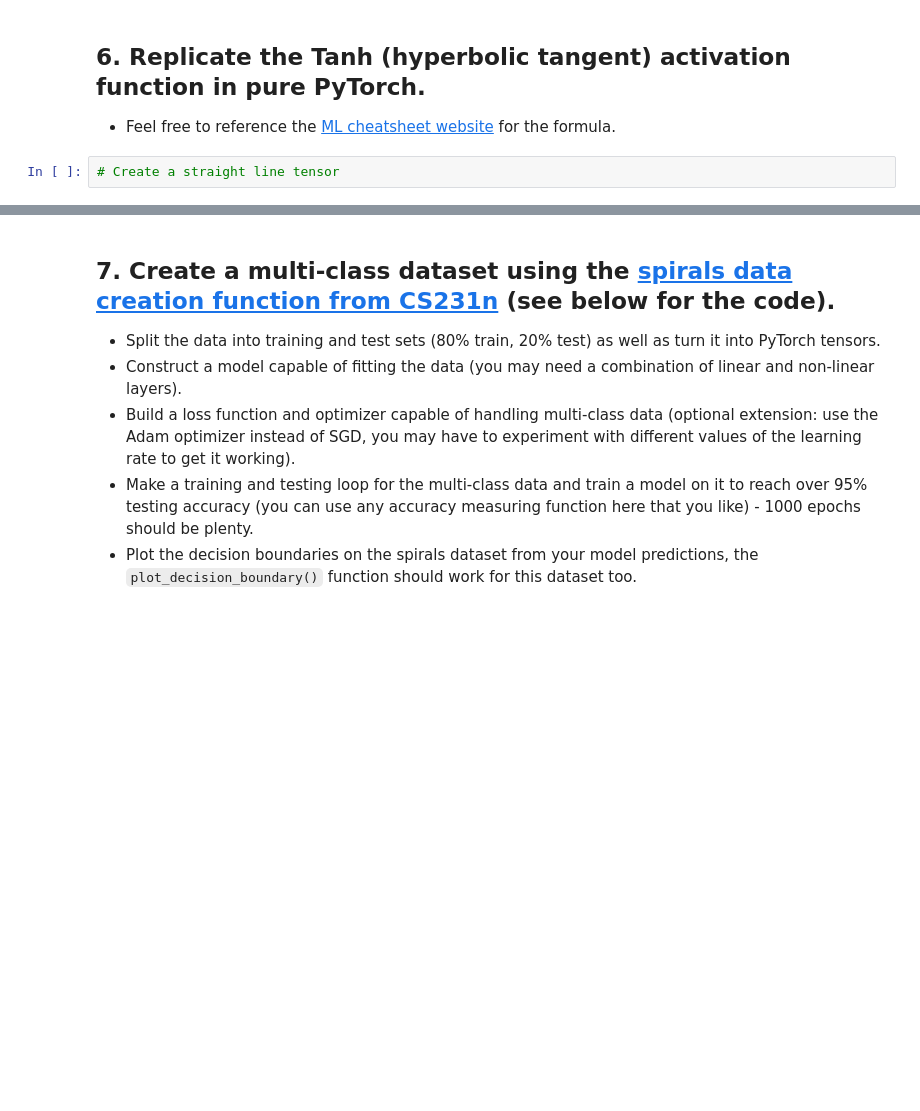
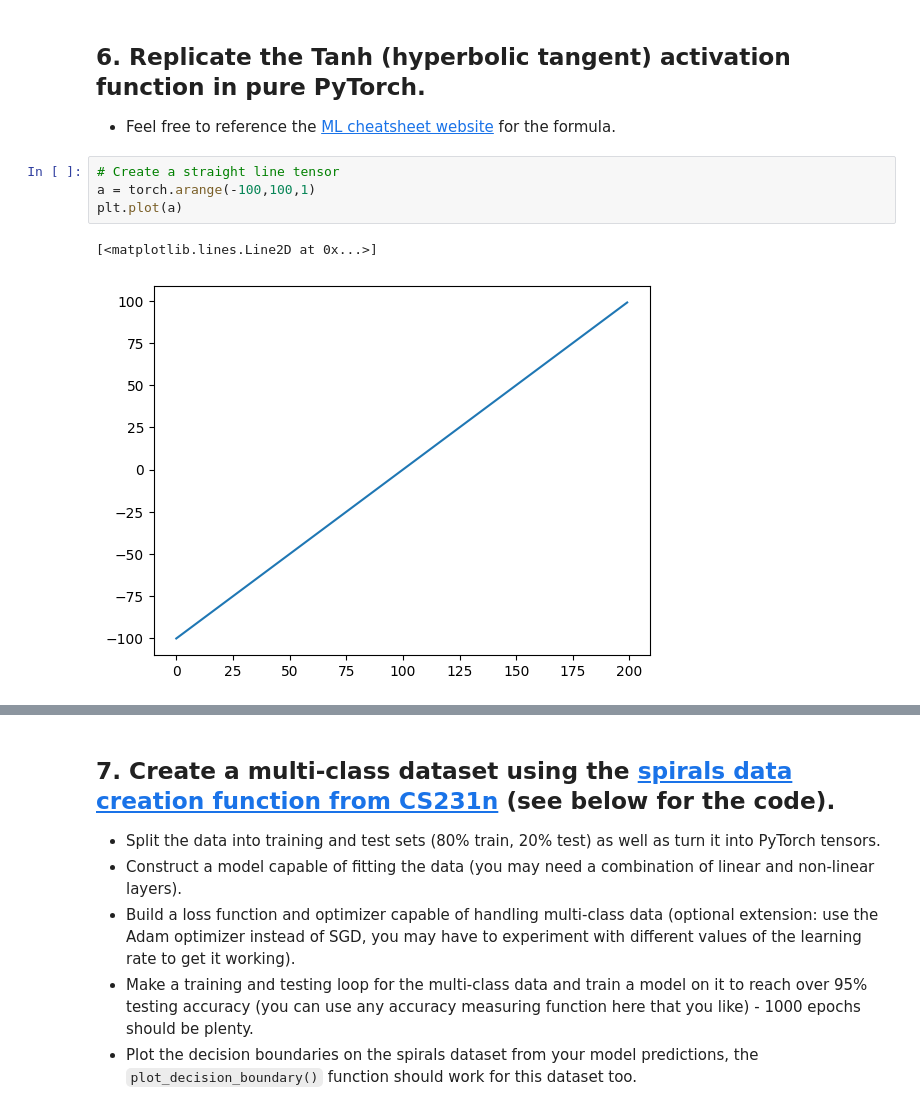
Before and after one commit to snxly/colab, a Jupyter notebook: exercises/02_pytorch_classification_exercises.ipynb, the cells around one changed output, grey strips where cells are left out. Cells and saved outputs as stored; diff of their text form; blank space fills up the shorter version.

```diff
--- a/exercises/02_pytorch_classification_exercises.ipynb
+++ b/exercises/02_pytorch_classification_exercises.ipynb
@@ -279,5 +279,10 @@ plot_decision_boundary(model, X_test, y_test)
   * Feel free to reference the [ML cheatsheet website](https://ml-cheatsheet.readthedocs.io/en/latest/activation_functions.html#tanh) for the formula.
 # %%
 # Create a straight line tensor
+a = torch.arange(-100,100,1)
+plt.plot(a)
+# %% [output]
+[<matplotlib.lines.Line2D at 0x...>]
+[figure, added]
 # %%
 # Test torch.tanh() on the tensor and plot it
```
Also changed, not shown: parts of 18 cells of this notebook.
